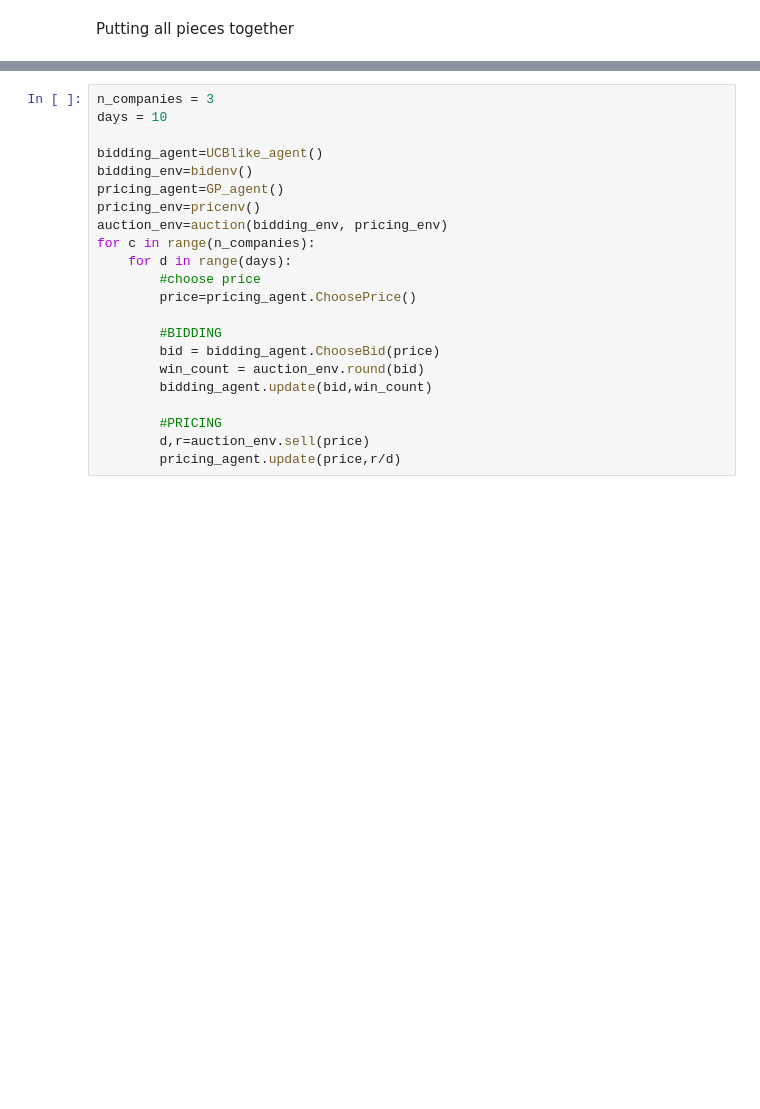
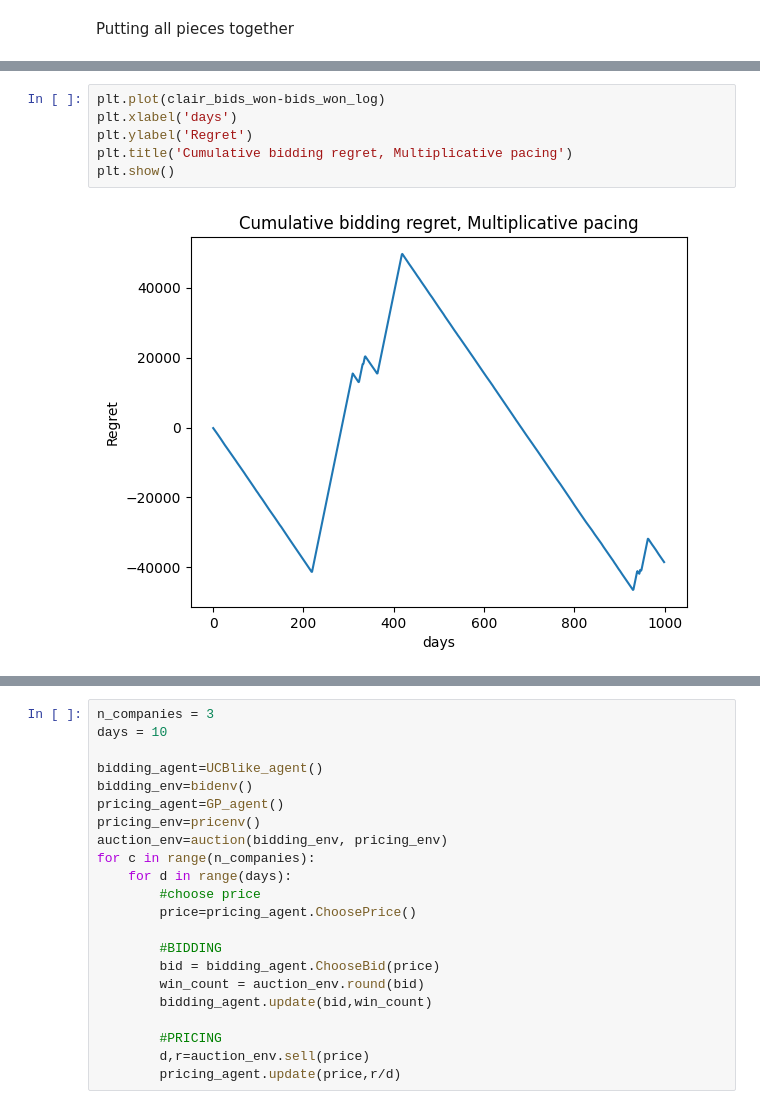
Before and after one commit to manuu1311/OLA-project, a Jupyter notebook: Deliverables/Requirement1/requirement1.ipynb, the cells around one changed output, grey strips where cells are left out. Cells and saved outputs as stored; diff of their text form; blank space fills up the shorter version.

```diff
--- a/Deliverables/Requirement1/requirement1.ipynb
+++ b/Deliverables/Requirement1/requirement1.ipynb
@@ -414,0 +413,8 @@ plt.show()
+# %%
+plt.plot(clair_bids_won-bids_won_log)
+plt.xlabel('days')
+plt.ylabel('Regret')
+plt.title('Cumulative bidding regret, Multiplicative pacing')
+plt.show()
+# %% [output]
+[figure, added]
```
Also changed, not shown: parts of 8 cells of this notebook, 1 other file.
